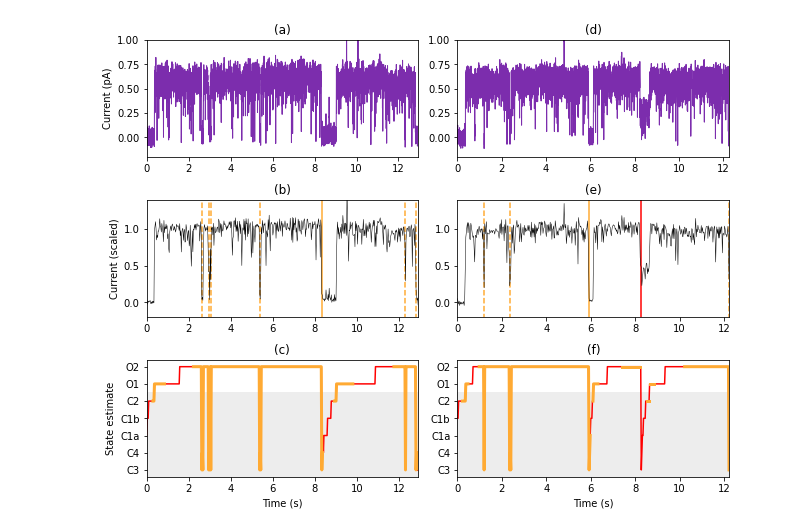
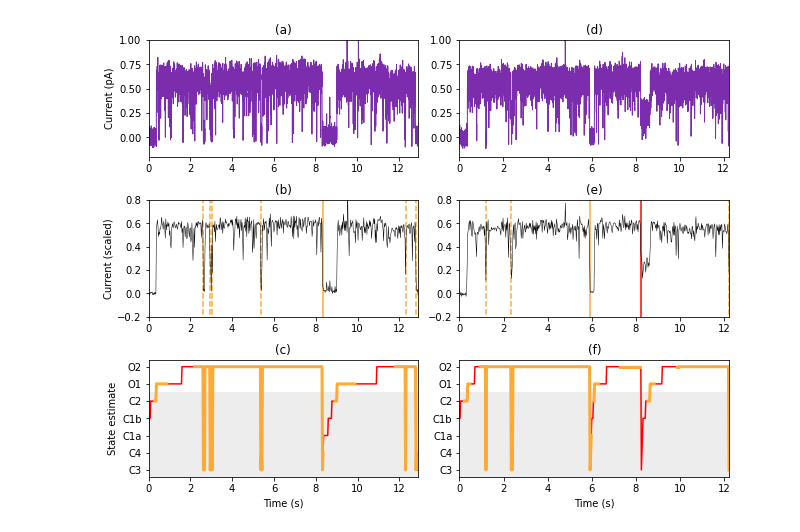
Before and after one commit to andreweckford/PatchClampFactorGraphEM, a Jupyter notebook: data-repository-and-figures/Figure generation notebook for _Bayesian Inference Reveals Permissive and Nonpermissive Channel Closings in CFTR_.ipynb, the cells around one changed output. Saved outputs shown, nothing was run; the diff lists cells and outputs as text; code cells hidden in the pictures.

Commit message:
Updated data repository and figure generation notebook

```diff
--- a/data-repository-and-figures/Figure generation notebook for _Bayesian Inference Reveals Permissive and Nonpermissive Channel Closings in CFTR_.ipynb
+++ b/data-repository-and-figures/Figure generation notebook for _Bayesian Inference Reveals Permissive and Nonpermissive Channel Closings in CFTR_.ipynb
@@ -431,7 +431,7 @@ for i in r:
 
 ax2.plot(t1,np.array(data1),color='#000000',linewidth=0.5)
 ax2.set_ylabel('Current (scaled)')
-ax2.set_ylim(-0.2,1.4)
+ax2.set_ylim(-0.2,0.8)
 ax2.set_xlim(t1[0],t1[-1])
 ax2.set_title('(b)')
 
@@ -452,32 +452,32 @@ ax4.set_xlim(t2_raw[0],t2_raw[-1])
 ax4.set_title('(d)')
 
 r,r_c,r_np,r_np_c = getClosings('Repository/Fig4/n17004-1-r400.csv')
 for i in r:
   if i in r_np_c:
     ax5.plot(np.array([i,i])*(500e-6*50),np.array([-1,2]),color='#ffaa33',linestyle='-')
   elif i in r_np:
     ax5.plot(np.array([i,i])*(500e-6*50),np.array([-1,2]),color='r',linestyle='-')
   elif i in r_c:
     ax5.plot(np.array([i,i])*(500e-6*50),np.array([-1,2]),color='#ffaa33',linestyle='--')
   else:
     ax5.plot(np.array([i,i])*(500e-6*50),np.array([-1,2]),color='r',linestyle='--')
 
 ax5.plot(t2,np.array(data2),color='#000000',linewidth=0.5)
-ax5.set_ylim(-0.2,1.4)
+ax5.set_ylim(-0.2,0.8)
 ax5.set_xlim(t2[0],t2[-1])
 ax5.set_title('(e)')
 
 ax6.plot(t2,remap([0.,1.,2.,3.,4.,5.,6.,-1.],[2.,3.,4.,5.,6.,0.,1.,-1.],e2_100_est),'r-')
 plotExclude(ax6,t2,remap([0.,1.,2.,3.,4.,5.,6.,-1.],[2.,3.,4.,5.,6.,0.,1.,-1.],e2_100_conf),-1.,clr='#ffaa33',lw=3)
 ax6.set_yticks([0.,1.,2.,3.,4.,5.,6.])
 ax6.set_yticklabels(['C3','C4','C1a','C1b','C2','O1','O2'])
 ax6.set_xlim(t2[0],t2[-1])
 ax6.set_ylim(-0.4,6.4)
 ax6.axhspan(-0.4,4.5,facecolor='#dddddd',alpha=0.5)
 ax6.set_xlabel('Time (s)')
 ax6.set_title('(f)')
 
 fig.tight_layout(pad=1)
 fig.savefig('Fig4.pdf',bbox_inches='tight',pad_inches=0.05)
 # %% [output]
-[figure, old version]
+[figure, new version]
```
Also changed, not shown: parts of 5 cells of this notebook, 19 other files.
